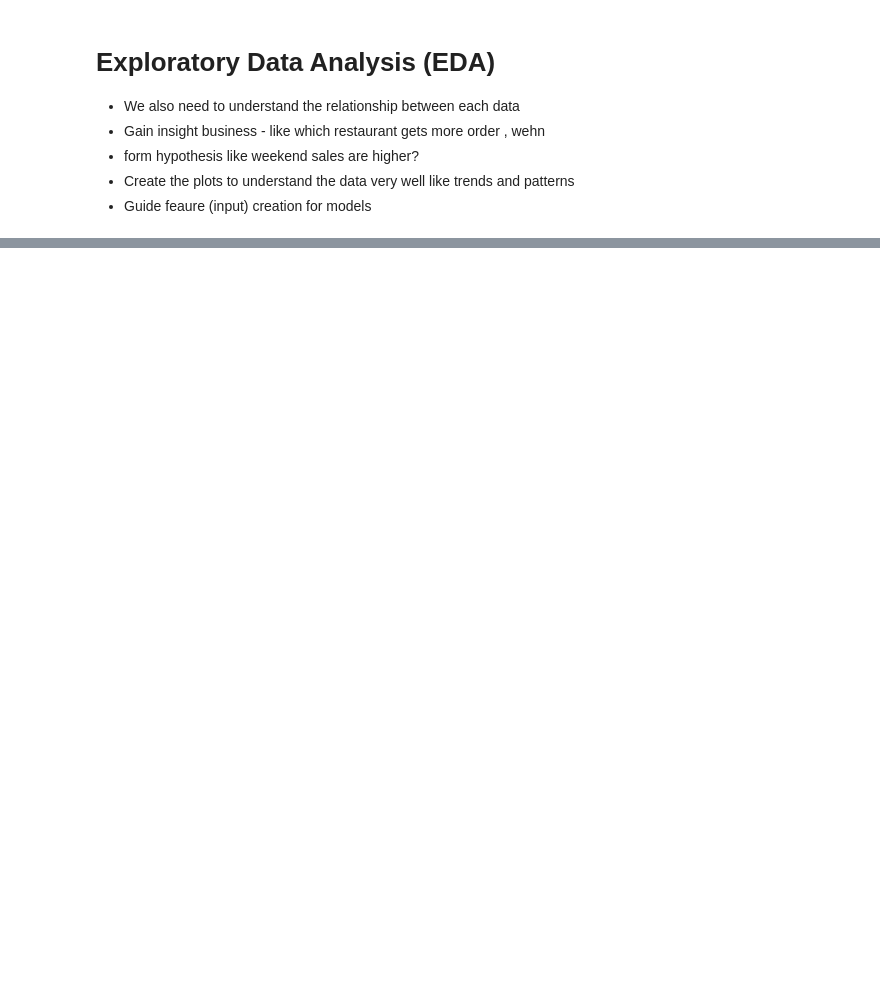
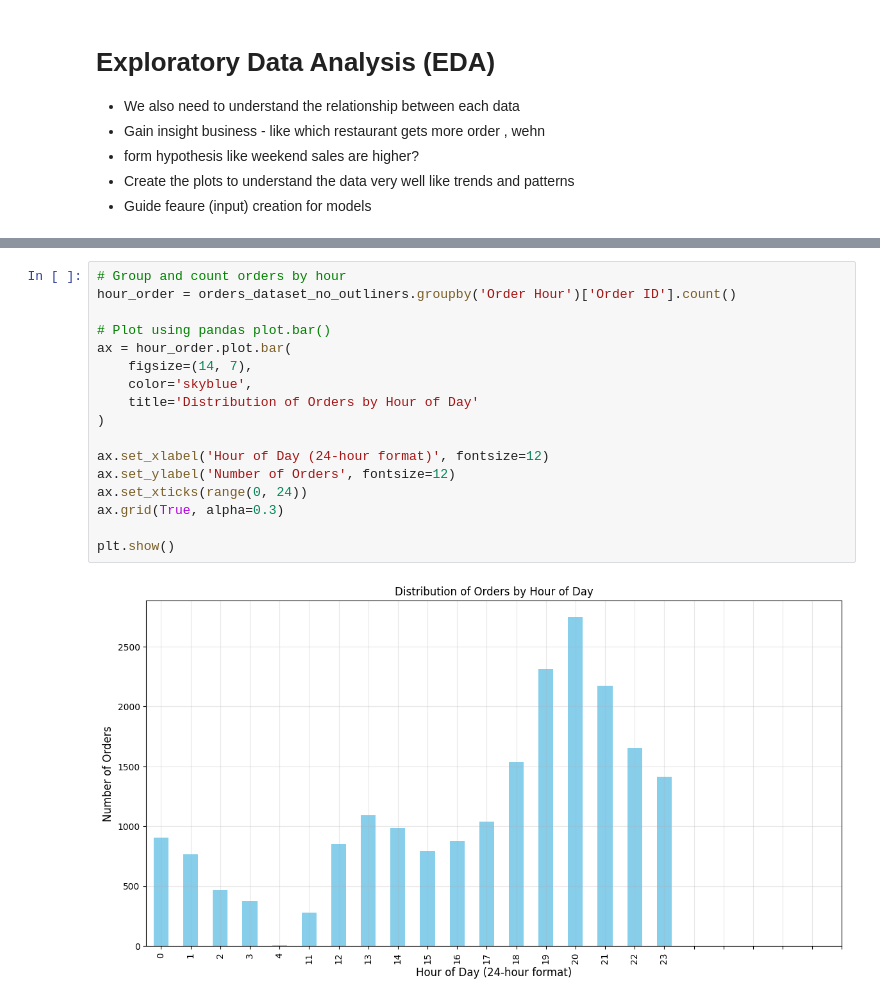
Before and after one commit to GowthamGirithar/machine-learning-exercises, a Jupyter notebook: ml_exercise_01.ipynb, the cells around one changed output, grey strips where cells are left out. Drawn from its saved outputs; the diff is of its cells as text; blank space fills up the shorter version.

```diff
--- a/ml_exercise_01.ipynb
+++ b/ml_exercise_01.ipynb
@@ -427,0 +453,19 @@ First 5 rows of the cleaned dataset:
+# %%
+# Group and count orders by hour
+hour_order = orders_dataset_no_outliners.groupby('Order Hour')['Order ID'].count()
+
+# Plot using pandas plot.bar()
+ax = hour_order.plot.bar(
+    figsize=(14, 7),
+    color='skyblue',
+    title='Distribution of Orders by Hour of Day'
+)
+
+ax.set_xlabel('Hour of Day (24-hour format)', fontsize=12)
+ax.set_ylabel('Number of Orders', fontsize=12)
+ax.set_xticks(range(0, 24))
+ax.grid(True, alpha=0.3)
+
+plt.show()
+# %% [output]
+[figure, added]
```
Also changed, not shown: parts of 17 cells of this notebook.
